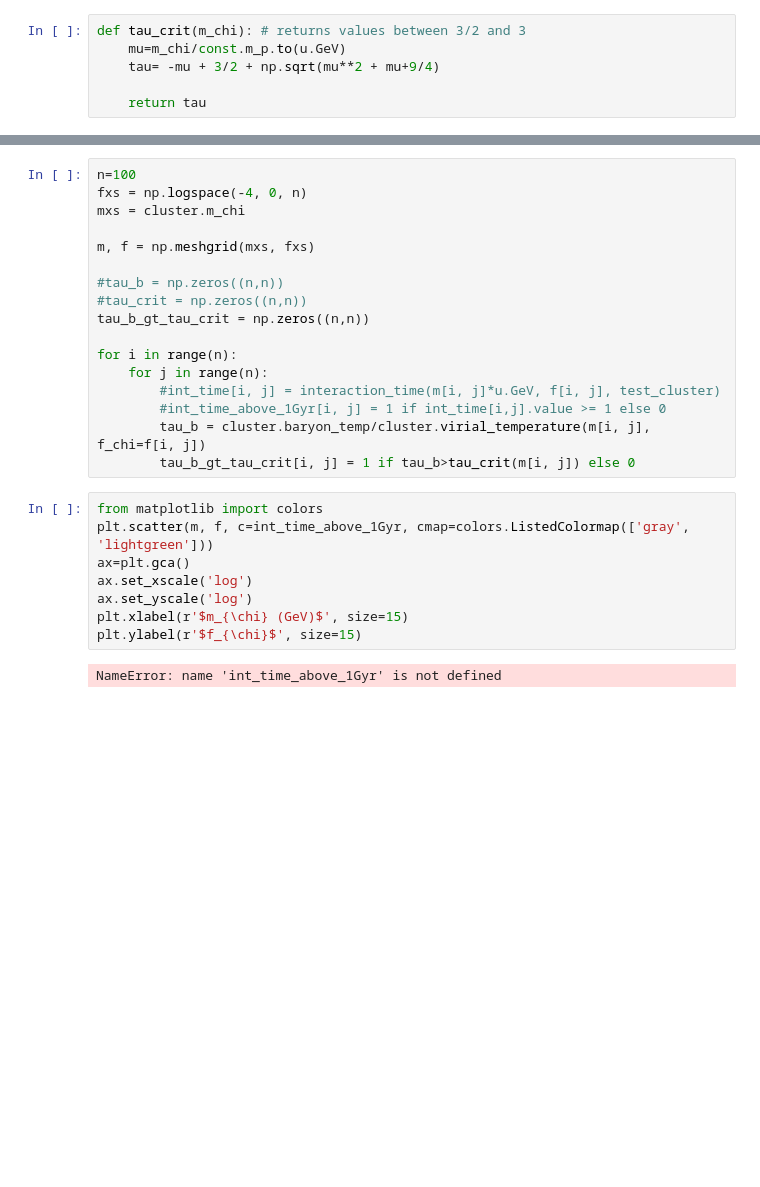
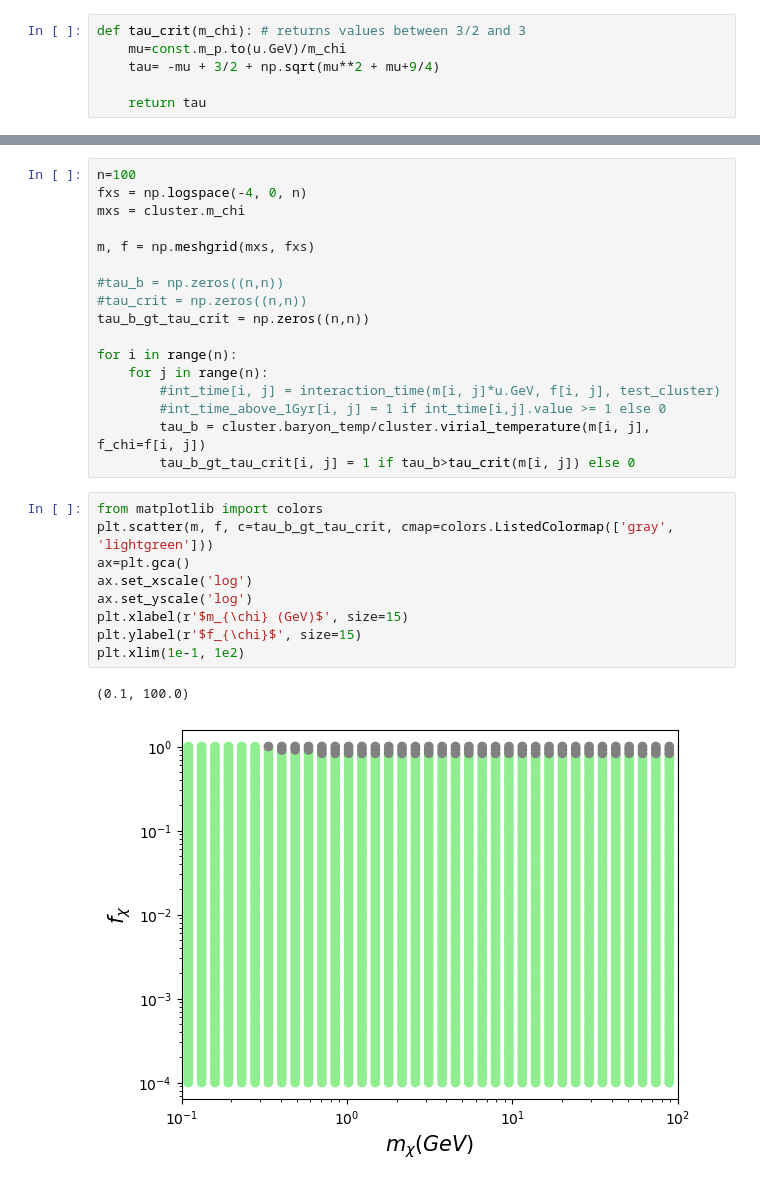
Before and after one commit to eleanorstuart/thermo-idm, a Jupyter notebook: stability.ipynb, the cells around one changed output, grey strips where cells are left out. Saved outputs shown, nothing was run; the diff lists cells and outputs as text; blank space fills up the shorter version.

Commit message:
fixed error in tau_crit function

```diff
--- a/stability.ipynb
+++ b/stability.ipynb
@@ -10,7 +10,7 @@ from load_mcxc_data import load_clusters
 cluster=load_clusters(1)[0]
 # %%
 def tau_crit(m_chi): # returns values between 3/2 and 3
-    mu=m_chi/const.m_p.to(u.GeV)
+    mu=const.m_p.to(u.GeV)/m_chi
     tau= -mu + 3/2 + np.sqrt(mu**2 + mu+9/4)
 
     return tau
@@ -37,11 +37,13 @@ for i in range(n):
         tau_b_gt_tau_crit[i, j] = 1 if tau_b>tau_crit(m[i, j]) else 0
 # %%
 from matplotlib import colors
-plt.scatter(m, f, c=int_time_above_1Gyr, cmap=colors.ListedColormap(['gray', 'lightgreen']))
+plt.scatter(m, f, c=tau_b_gt_tau_crit, cmap=colors.ListedColormap(['gray', 'lightgreen']))
 ax=plt.gca()
 ax.set_xscale('log')
 ax.set_yscale('log')
 plt.xlabel(r'$m_{\chi} (GeV)$', size=15)
 plt.ylabel(r'$f_{\chi}$', size=15)
+plt.xlim(1e-1, 1e2)
 # %% [output]
-NameError: name 'int_time_above_1Gyr' is not defined
+(0.1, 100.0)
+[figure, added]
```
